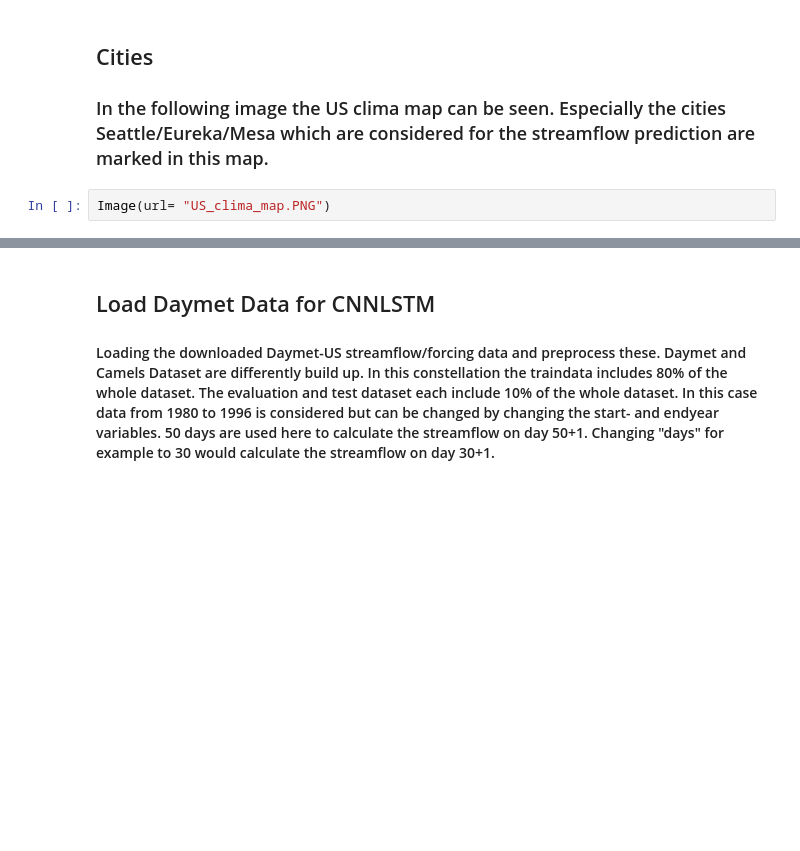
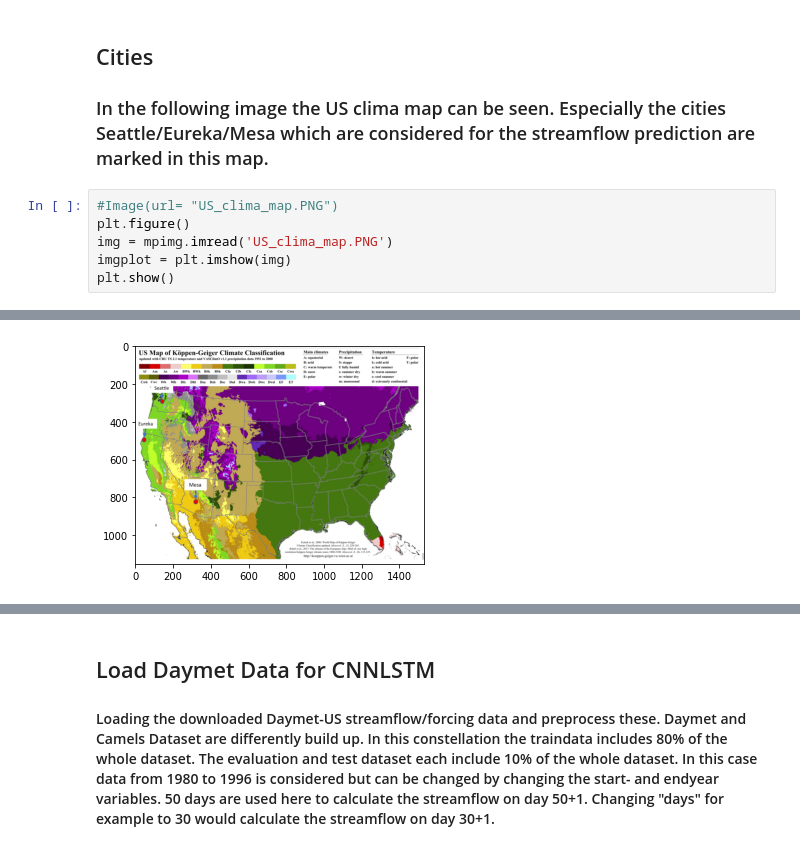
Before and after one commit to KadPol/Niederschlagsimulierung, a Jupyter notebook: Streamflow_prediction.ipynb, the cells around one changed output, grey strips where cells are left out. Drawn from its saved outputs; the diff is of its cells as text; blank space fills up the shorter version.

```diff
--- a/Streamflow_prediction.ipynb
+++ b/Streamflow_prediction.ipynb
@@ -23,5 +24,9 @@ from IPython.display import Image
 
 ### In the following image the US clima map can be seen. Especially the cities Seattle/Eureka/Mesa which are considered for the streamflow prediction are marked in this map.
 # %%
-Image(url= "US_clima_map.PNG")
+#Image(url= "US_clima_map.PNG")
+plt.figure()
+img = mpimg.imread('US_clima_map.PNG')
+imgplot = plt.imshow(img)
+plt.show()
 # %% [output]
@@ -28,0 +33 @@ Image(url= "US_clima_map.PNG")
+[figure, added]
```
Also changed, not shown: parts of 3 cells of this notebook.
